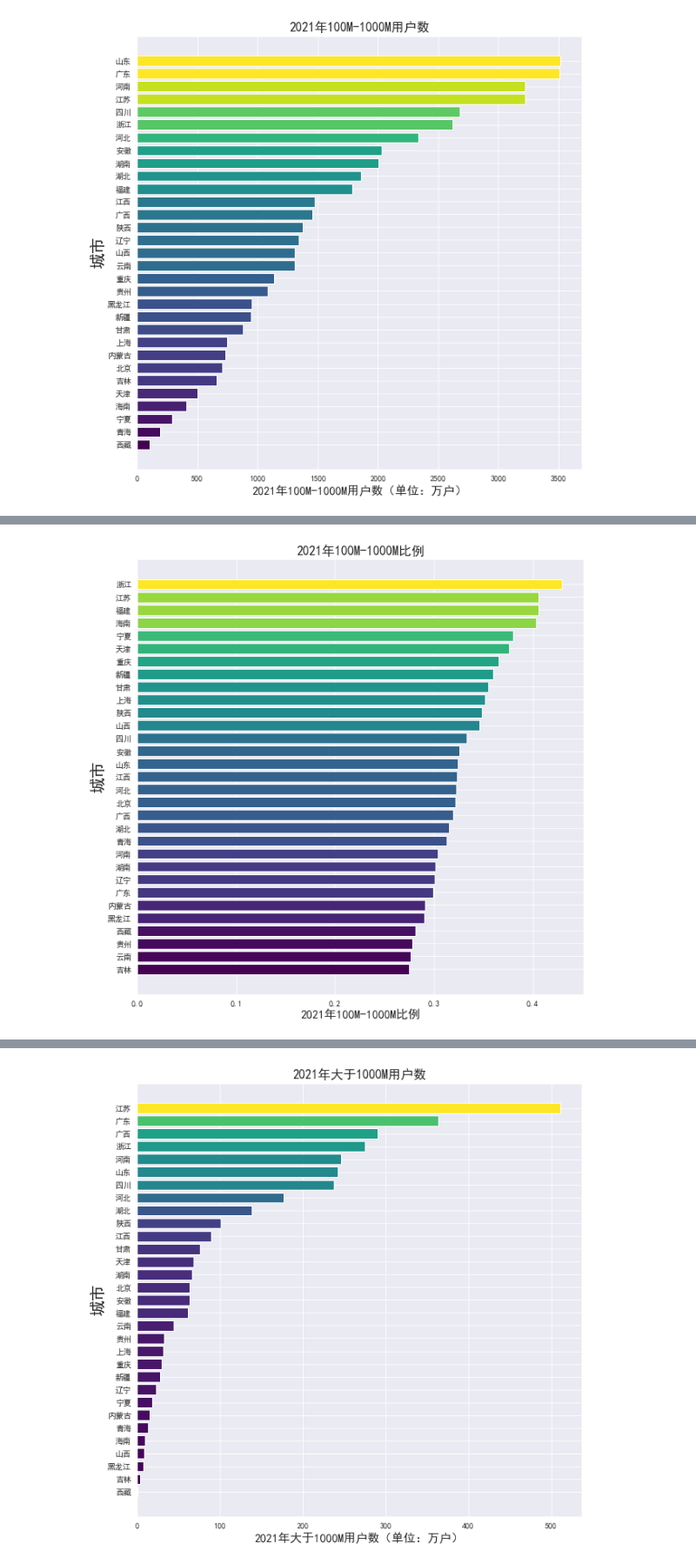
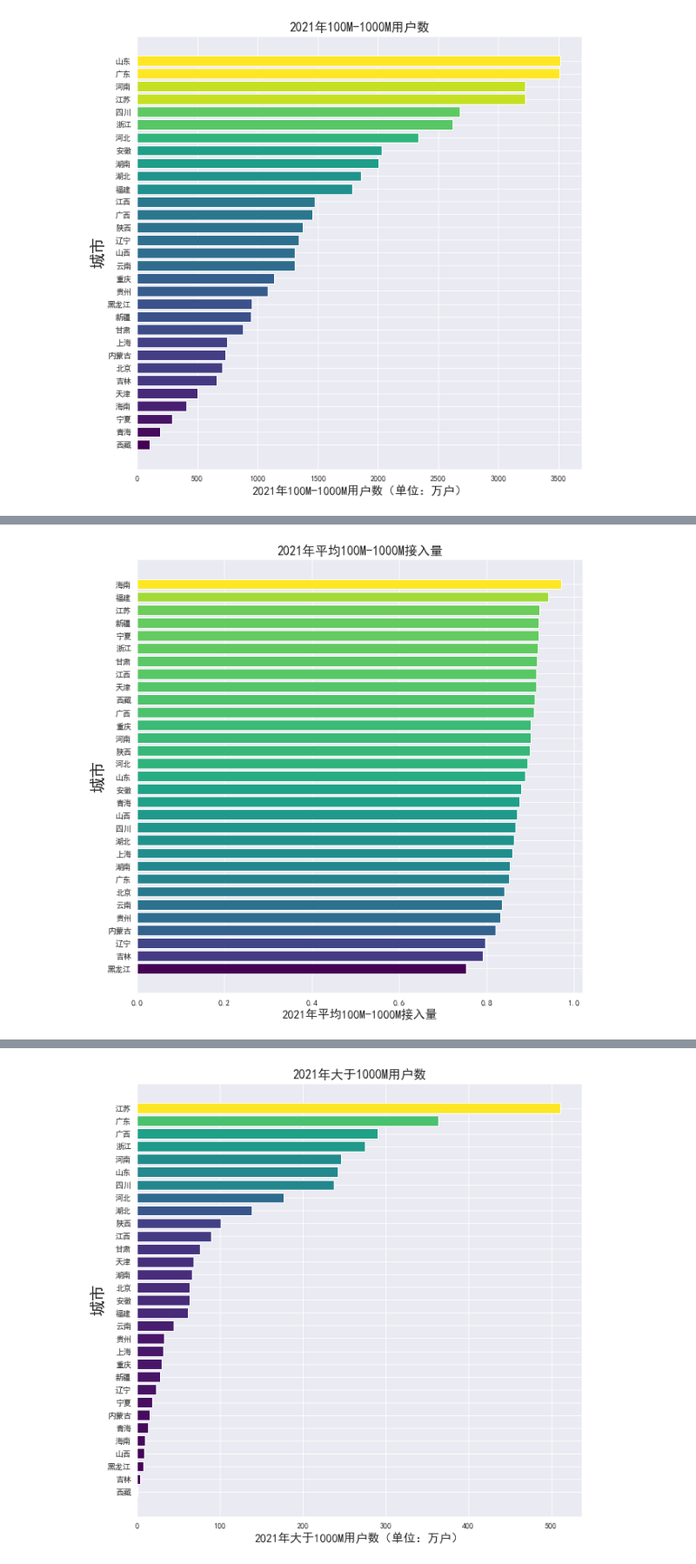
Before and after one commit to TakanashiXny/Introduction-of-DaSE, a Jupyter notebook: final/final3.ipynb, the cells around one changed output, grey strips where cells are left out. Shown at 87% size. Cells and saved outputs as stored; diff of their text form; code cells hidden in the pictures.

```diff
--- a/final/final3.ipynb
+++ b/final/final3.ipynb
@@ -124,6 +107,6 @@ plt.show()
 # %%
 data11 = data.copy()
-data11['2021年宽带接入'] = data11['2021年宽带接入'] / data11['人口数']
+data11['2021年宽带接入'] = data11['2021年宽带接入'] / data11['户数']
 data11 = data11.sort_values(by=['2021年宽带接入'])
 data11
 # %% [output]
@@ -233,7 +224,7 @@ plt.show()
 [figure]
 # %%
 data33 = data.copy()
-data33['2021年100M-1000M'] = data33['2021年100M-1000M'] / data33['人口数']
+data33['2021年100M-1000M'] = data33['2021年100M-1000M'] / data33['2021年宽带接入']
 data33 = data33.sort_values(by=['2021年100M-1000M'])
 data33
 # %% [output]
@@ -257,18 +248,18 @@ data33
 # %%
 lst = list(data33['2021年100M-1000M'])
 lst1 = list(data11['地区'])
 norm = plt.Normalize(min(lst), max(lst))
 norm_y = norm(lst)
 plt.figure(figsize=(10, 10))
 map_vir = cm.get_cmap(name='viridis')
 color = map_vir(norm_y)
 plt.barh(lst1, lst, color=color)
 plt.ylabel('城市',fontdict={'size':20})
-plt.xlabel('2021年100M-1000M比例', fontdict={'size':15})
-plt.title('2021年100M-1000M比例', fontdict={'size':16})
+plt.xlabel('2021年平均100M-1000M接入量', fontdict={'size':15})
+plt.title('2021年平均100M-1000M接入量', fontdict={'size':16})
 plt.show()
 # %% [output]
-[figure, old version]
+[figure, new version]
 # %%
 data4 = data.sort_values(by='大于1000M2021年 ').reset_index(drop=True)
 data4
```
Also changed, not shown: parts of 22 cells of this notebook, 2 other files.
